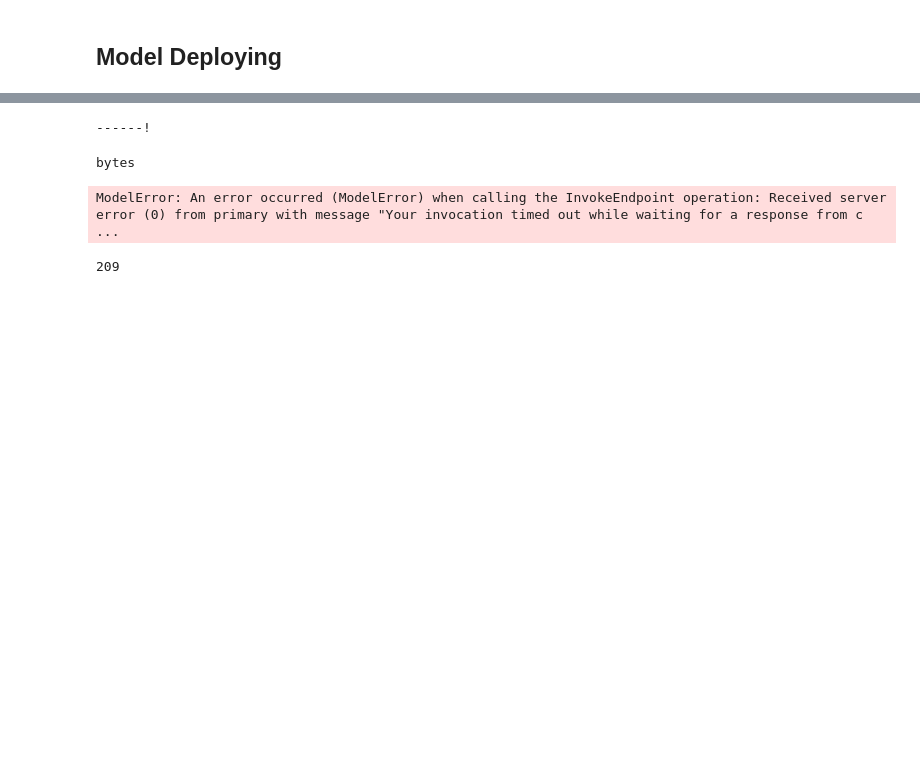
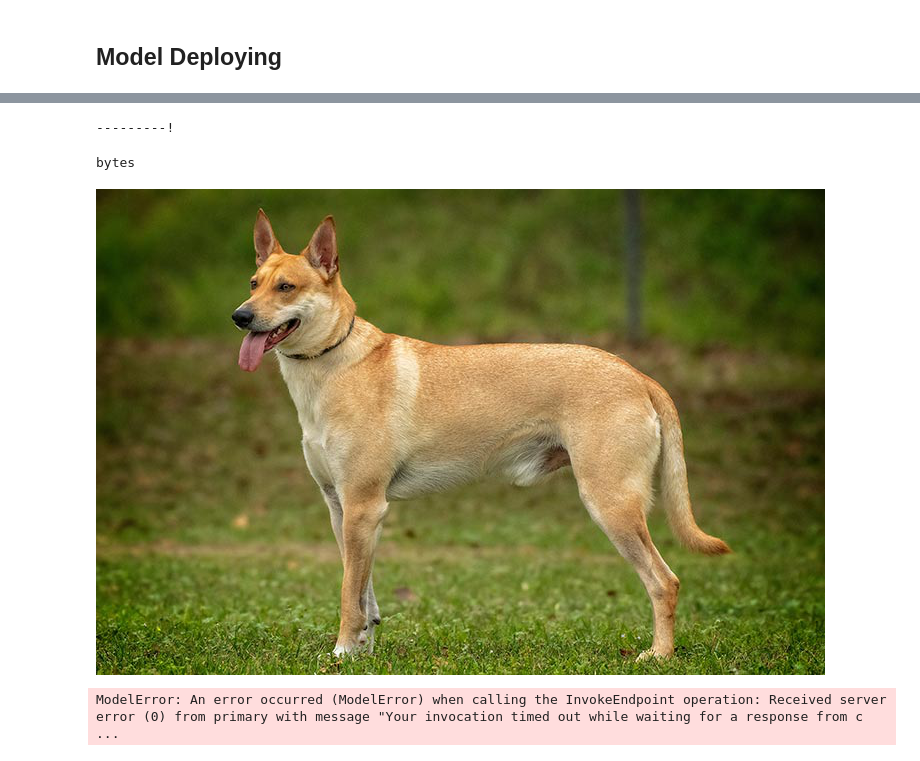
Before and after one commit to nelsongcg/image_classification, a Jupyter notebook: train_and_deploy.ipynb, the cells around one changed output, grey strips where cells are left out. Drawn from its saved outputs; the diff is of its cells as text; code cells hidden in the pictures; blank space fills up the shorter version.

```diff
--- a/train_and_deploy.ipynb
+++ b/train_and_deploy.ipynb
@@ -347,4 +352,4 @@ GPU memory¶
 # %%
-predictor=estimator.deploy(initial_instance_count=1, instance_type='ml.m5.large')
+predictor = pytorch_model.deploy(initial_instance_count=1, instance_type="ml.g4dn.xlarge")
 # %% [output]
-------!
+---------!
@@ -357,5 +363,11 @@ img_bytes = requests.get(request_dict['url']).content
 # %% [output]
 bytes
+# %%
+from PIL import Image
+import io
+Image.open(io.BytesIO(img_bytes))
+# %% [output]
+[figure, added]
 # %%
 response=predictor.predict(img_bytes, initial_args={"ContentType": "image/jpeg"})
 # %% [output]
@@ -397,4 +374,0 @@ train_data_loader, test_data_loader, validation_data_loader = create_data_loader
-# %%
-len(train_data_loader)
-# %% [output]
-209
```
Also changed, not shown: parts of 22 cells of this notebook, 16 other files.
